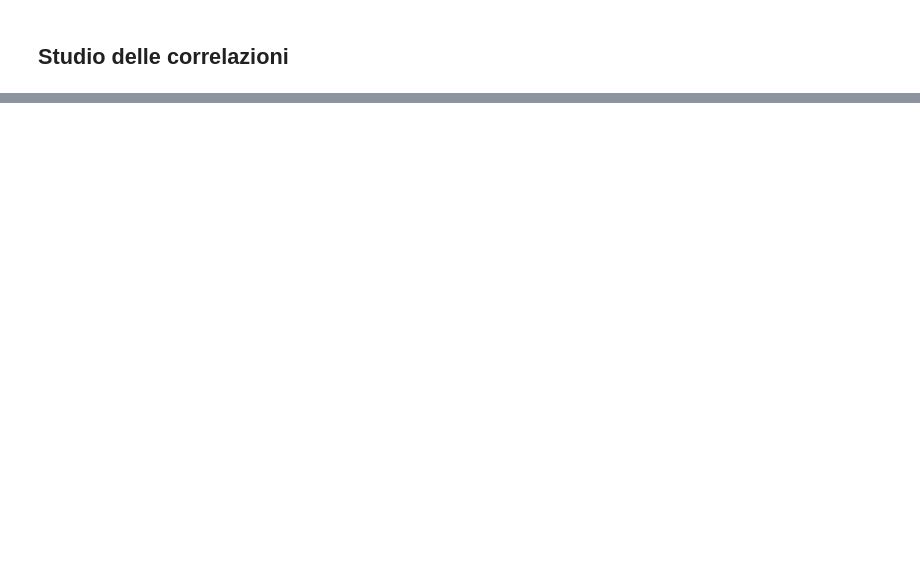
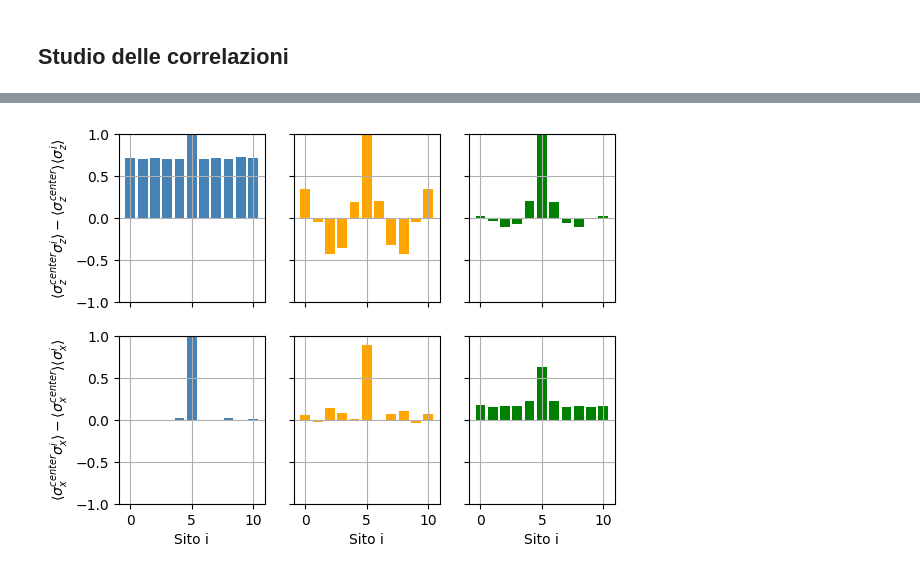
Before and after one commit to lucadriuu/QC_Exam, a Jupyter notebook: ANNNI_model.ipynb, the cells around one changed output, grey strips where cells are left out. Saved outputs shown, nothing was run; the diff lists cells and outputs as text; code cells hidden in the pictures; blank space fills up the shorter version.

```diff
--- a/ANNNI_model.ipynb
+++ b/ANNNI_model.ipynb
@@ -183,2 +513,82 @@ Time scale 3.3337046505263936
 # %% [markdown]
 ## Studio delle correlazioni
+# %%
+import matplotlib.animation as animation
+from IPython.display import HTML
+
+# Parametri
+L = 11
+state_label = 0
+perturb_level = 0.01
+boundary = 'pbc'
+
+# Fasi su cui iterare
+phase_list = [[0.1, 0.1],
+              [0.9, 0.1],
+              [0.5, 1.]]
+
+# Label degli assi
+y_labels = [r"$\langle\sigma_z^{center}\sigma_z^i\rangle - \langle\sigma_z^{center}\rangle\langle\sigma_z^i\rangle$",
+            r"$\langle\sigma_x^{center}\sigma^i_x\rangle - \langle\sigma_x^{center}\rangle\langle\sigma^i_x\rangle$"]
+x_label = "Sito i"
+
+fig, axes = plt.subplots(2, len(phase_list), sharex=True, sharey=True)
+
+for i in range(2):
+    axes[i,0].set_ylabel(y_labels[i])
+    for j in range(len(phase_list)):
+        axes[i,j].grid()
+        axes[i,j].set_ylim(-1, 1)
+        axes[i,j].set_yticks(np.linspace(-1, 1, 5))
+        if i == 1:
+            axes[1,j].set_xlabel(x_label)
+
+# Un colore per ogni fase
+color_list = ['steelblue', 'orange', 'green']
+#color_list = [cm.Blues(i / (len(phase_list))) for i in range(1, len(phase_list) + 1)]
+
+# Valori in ascissa
+site = [i for i in range(L)]
+
+exact_correlation_z = [None] * len(phase_list)
+exact_correlation_x = [None] * len(phase_list)
+bars = [[None] * len(phase_list) for _ in range(2)]
+for p in range(len(phase_list)):
+
+    # Parametri di ogni fase
+    k, h = phase_list[p]
+    color = color_list[p]
+
+    # Valuta l'Hamiltoniana e lo stato iniziale
+    H = Get_hamiltonian(L, J, k, h, boundary)
+    initial_state = Get_initial_state(state_label, 2**L, H, perturb_level)
+
+    # Evoluzione temporale esatta
+    exact_state = Exact_evolution(H, initial_state, dt, steps)
+
+    # Osservabili a partire dalla lista di stati trott_state
+    exact_correlation_z[p] = Correlation_value(exact_state, L, 'Z')
+    exact_correlation_x[p] = Correlation_value(exact_state, L, 'X')
+
+    # Plot correlazioni esatte
+    bars[0][p] = axes[0,p].bar(site, exact_correlation_z[p][0], color=color)
+    bars[1][p] = axes[1,p].bar(site, exact_correlation_x[p][0], color=color)
+
+
+def update(frame):
+
+    for p in range(len(phase_list)):
+        # Update the heights for Z correlation bars
+        for bar, new_height in zip(bars[0][p], exact_correlation_z[p][frame]):
+            bar.set_height(new_height)
+
+        # Update the heights for X correlation bars
+        for bar, new_height in zip(bars[1][p], exact_correlation_x[p][frame]):
+            bar.set_height(new_height)
+
+    return [bar for sublist in bars for bar in sublist]
+
+# Create the animation
+ani = animation.FuncAnimation(fig, update, frames=len(times), interval=50, blit=False)
+HTML(ani.to_jshtml())
+# %% [output]
@@ -184,0 +599 @@ Time scale 3.3337046505263936
+[figure, added]
```
Also changed, not shown: parts of 10 cells of this notebook.
